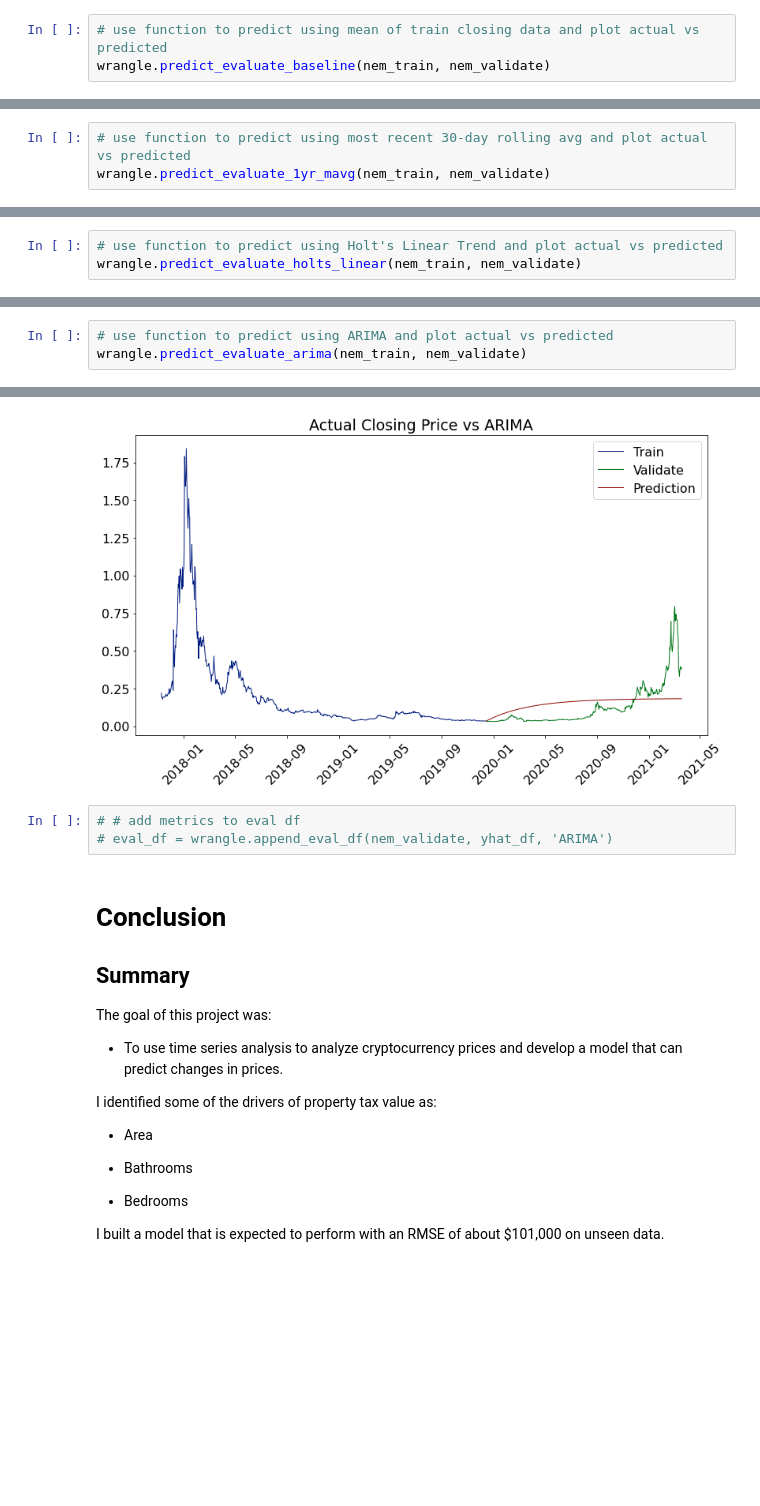
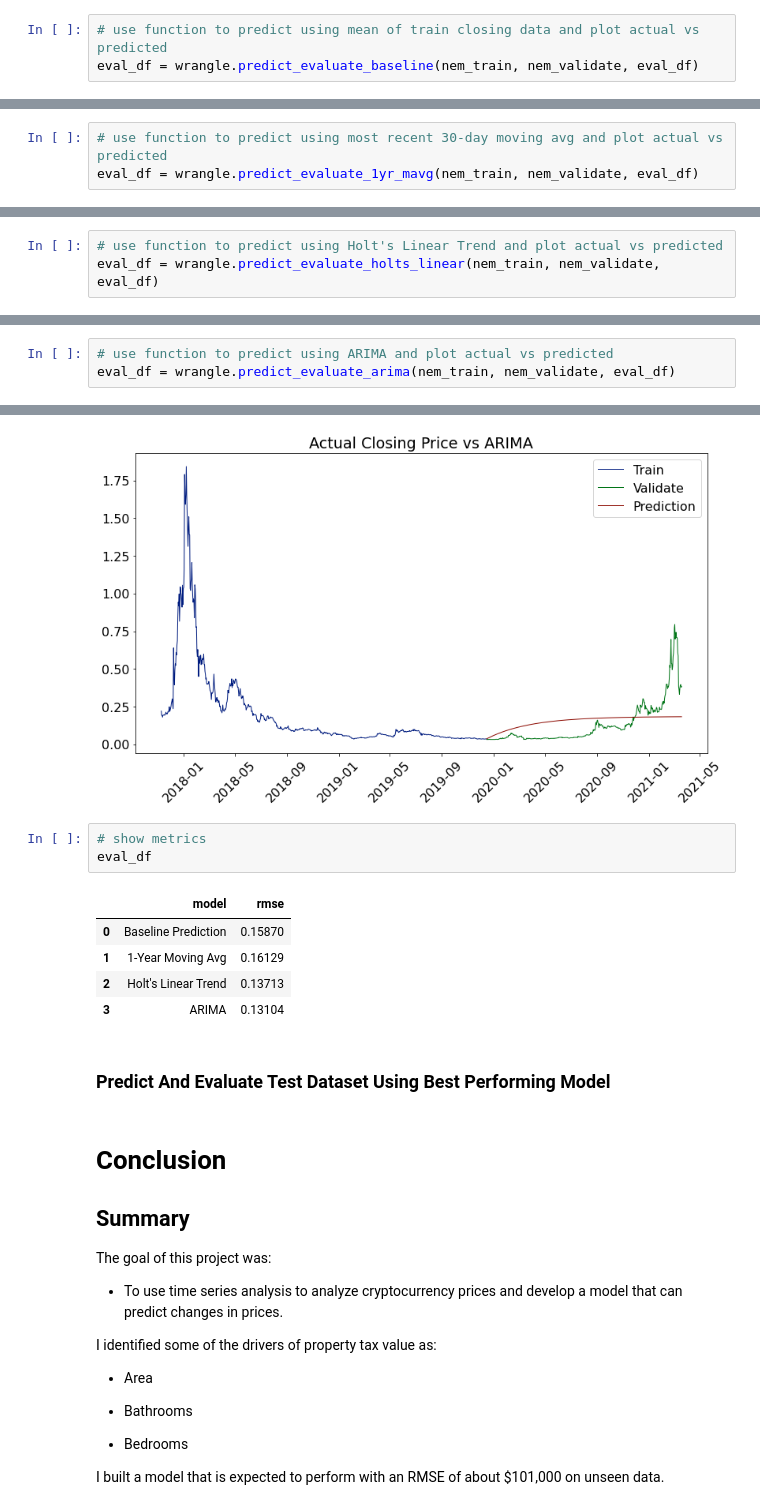
Before and after one commit to lainslie-18/predicting_cryptocurrency_price_with_TSA, a Jupyter notebook: using_tsa_to_predict_cryptocurrency_price_changes.ipynb, the cells around one changed output, grey strips where cells are left out. Saved outputs shown, nothing was run; the diff lists cells and outputs as text; blank space fills up the shorter version.

```diff
--- a/using_tsa_to_predict_cryptocurrency_price_changes.ipynb
+++ b/using_tsa_to_predict_cryptocurrency_price_changes.ipynb
@@ -158,6 +153,6 @@ eval_df = pd.DataFrame(columns=['model_type', 'rmse'])
 # %%
 # use function to predict using mean of train closing data and plot actual vs predicted
-wrangle.predict_evaluate_baseline(nem_train, nem_validate)
+eval_df = wrangle.predict_evaluate_baseline(nem_train, nem_validate, eval_df)
 # %% [output]
 Baseline Prediction  = 0.2
 Baseline Prediction RMSE: 0.1587
@@ -171,6 +163,6 @@ Baseline Prediction RMSE: 0.1587
 # %%
-# use function to predict using most recent 30-day rolling avg and plot actual vs predicted
-wrangle.predict_evaluate_1yr_mavg(nem_train, nem_validate)
+# use function to predict using most recent 30-day moving avg and plot actual vs predicted
+eval_df = wrangle.predict_evaluate_1yr_mavg(nem_train, nem_validate, eval_df)
 # %% [output]
 1-Year Moving Avg  = 0.05698
 1-Year Moving Avg RMSE: 0.16129
@@ -183,6 +172,6 @@ wrangle.predict_evaluate_1yr_mavg(nem_train, nem_validate)
 # %%
 # use function to predict using Holt's Linear Trend and plot actual vs predicted
-wrangle.predict_evaluate_holts_linear(nem_train, nem_validate)
+eval_df = wrangle.predict_evaluate_holts_linear(nem_train, nem_validate, eval_df)
 # %% [output]
 Holt's Linear Trend RMSE: 0.13713
 [figure]
@@ -194,12 +180,20 @@ Holt's Linear Trend RMSE: 0.13713
 # %%
 # use function to predict using ARIMA and plot actual vs predicted
-wrangle.predict_evaluate_arima(nem_train, nem_validate)
+eval_df = wrangle.predict_evaluate_arima(nem_train, nem_validate, eval_df)
 # %% [output]
 ARIMA RMSE: 0.13104
 [figure]
-# %%
-# # add metrics to eval df
-# eval_df = wrangle.append_eval_df(nem_validate, yhat_df, 'ARIMA')
+# %%
+# show metrics
+eval_df
+# %% [output]
+|  | model | rmse |
+| 0 | Baseline Prediction | 0.15870 |
+| 1 | 1-Year Moving Avg | 0.16129 |
+| 2 | Holt's Linear Trend | 0.13713 |
+| 3 | ARIMA | 0.13104 |
+# %% [markdown]
+### Predict And Evaluate Test Dataset Using Best Performing Model
 # %% [markdown]
 # Conclusion
 
```
Also changed, not shown: parts of 36 cells of this notebook, 2 other files.
